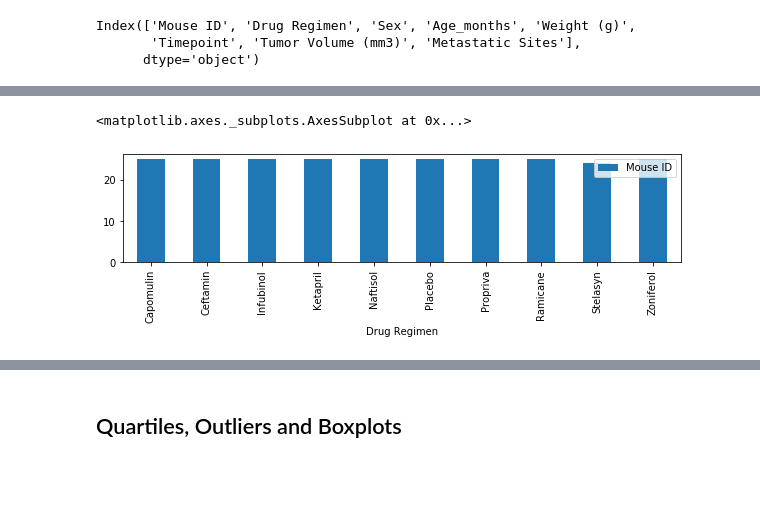
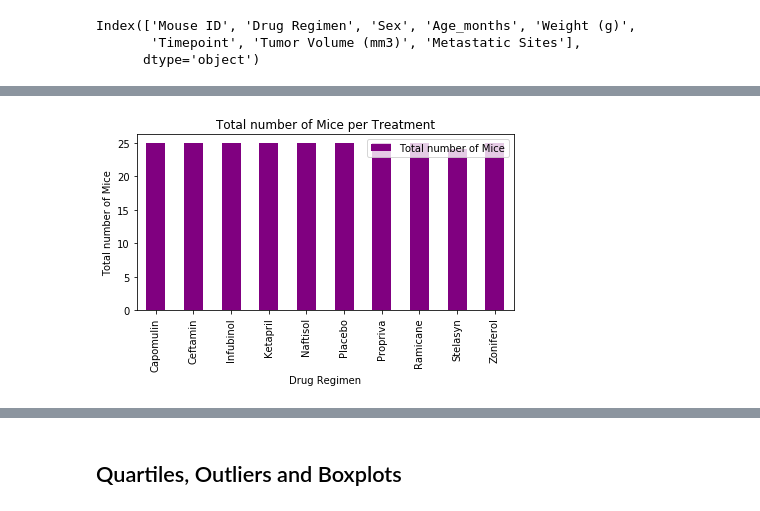
Before and after one commit to UoT-Bootcamp/Python-Matplotlib-Challenge, a Jupyter notebook: 05-Matplotlib_Homework_Instructions_Pymaceuticals_pymaceuticals_starter.ipynb, the cells around one changed output, grey strips where cells are left out. Drawn from its saved outputs; the diff is of its cells as text; code cells hidden in the pictures; blank space fills up the shorter version.

```diff
--- a/05-Matplotlib_Homework_Instructions_Pymaceuticals_pymaceuticals_starter.ipynb
+++ b/05-Matplotlib_Homework_Instructions_Pymaceuticals_pymaceuticals_starter.ipynb
@@ -117,10 +123,15 @@ group_mice_treatment = mice_treatment.groupby("Drug Regimen").count()
 | Ramicane | 25 |
 | Stelasyn | 24 |
 | Zoniferol | 25 |
-# %%
-group_mice_treatment.plot(kind = "bar", figsize = (10, 2))
-# %% [output]
-<matplotlib.axes._subplots.AxesSubplot at 0x...>
-[figure, removed]
+# %%
+pandas_mice_treatment.plot(kind = "bar",  color = "purple")
+# pandas_mice_treatment.set_ylabel("Total number of Mice")
+# figsize = (10, 4),
+plt.title("Total number of Mice per Treatment")
+plt.ylabel("Total number of Mice")
+plt.tight_layout()
+plt.show()
+# %% [output]
+[figure, added]
 # %%
 # Generate a bar plot showing the total number of mice for each treatment throughout the course of the study using pyplot.
```
Also changed, not shown: parts of 3 cells of this notebook.
